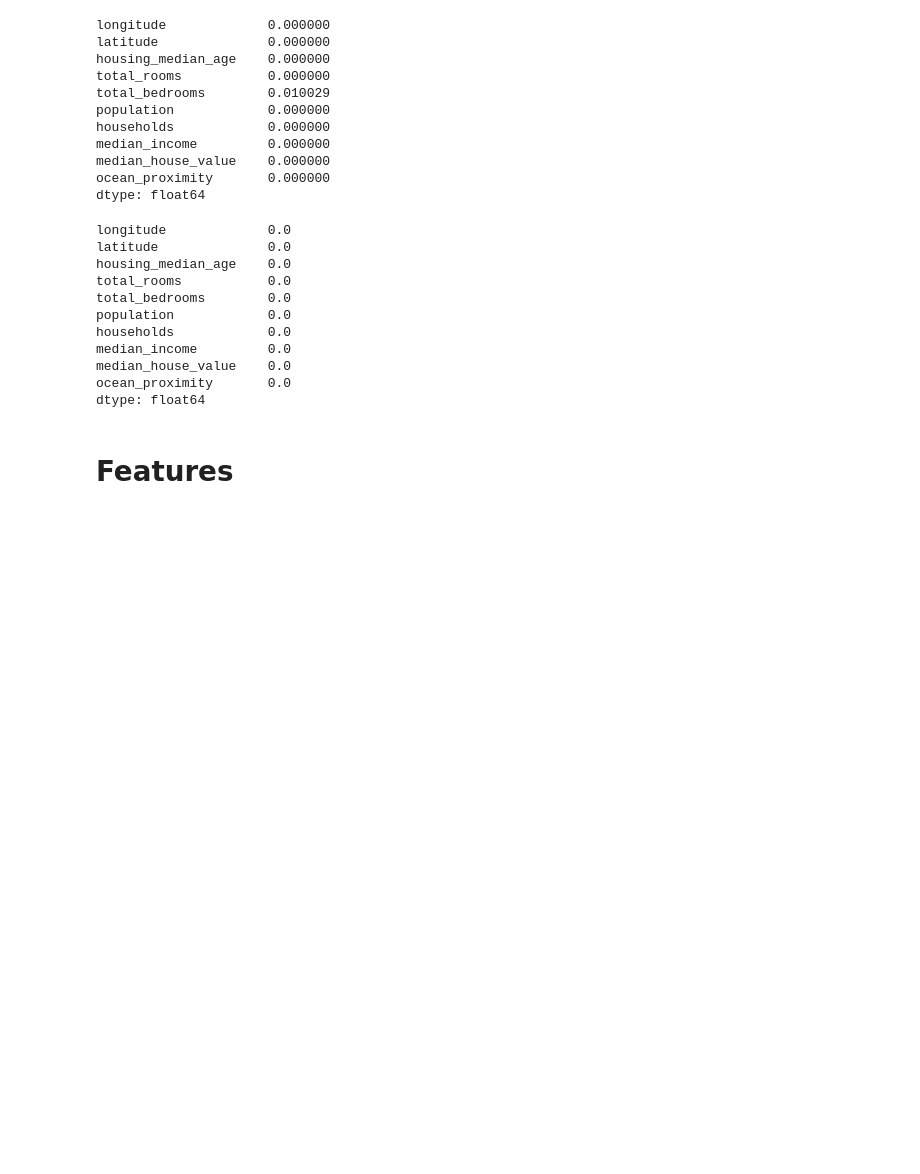
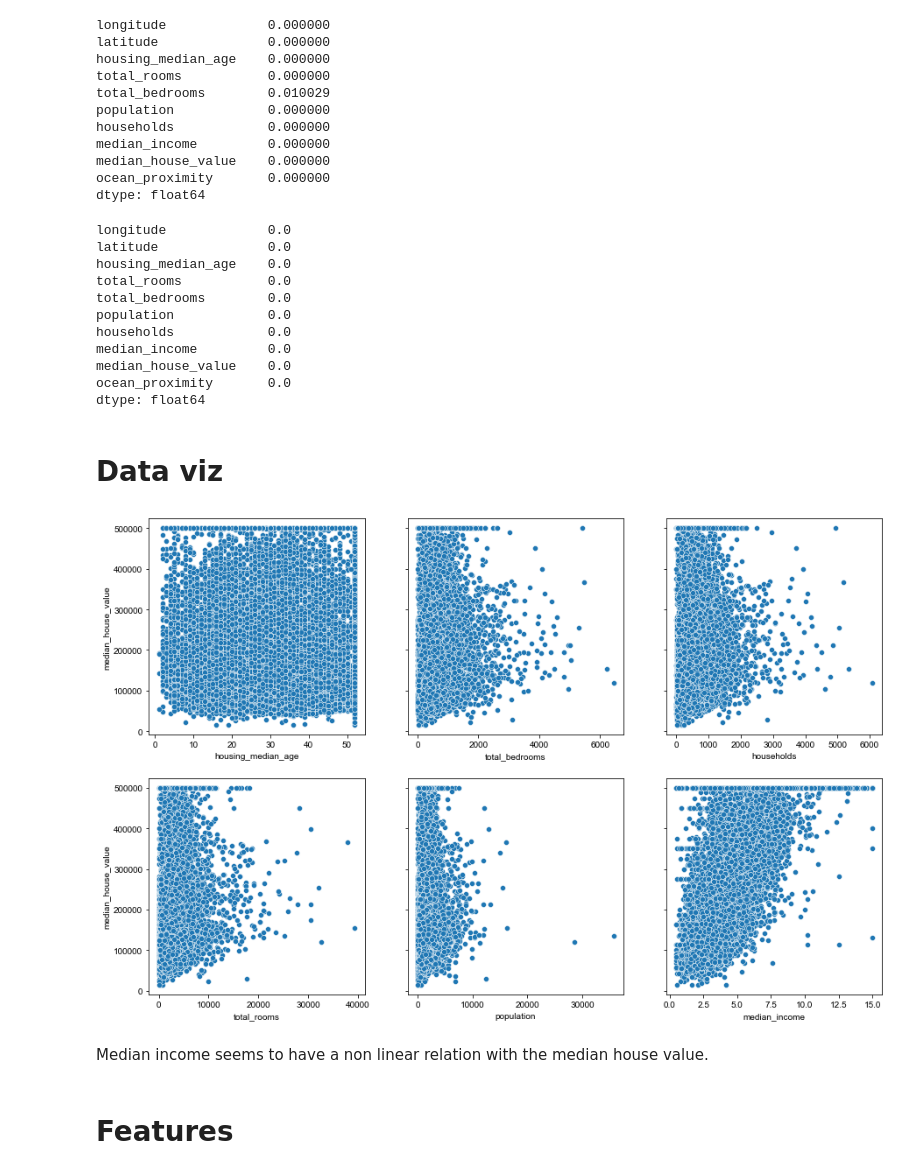
Before and after one commit to kawthar-eltarr/House-Prediction, a Jupyter notebook: Arthur_DL.ipynb, the cells around one changed output. Cells and saved outputs as stored; diff of their text form; code cells hidden in the pictures; blank space fills up the shorter version.

```diff
--- a/Arthur_DL.ipynb
+++ b/Arthur_DL.ipynb
@@ -62,5 +62,26 @@ median_income         0.0
 median_house_value    0.0
 ocean_proximity       0.0
 dtype: float64
+# %% [markdown]
+# Data viz
+# %%
+variables = ['housing_median_age', 'total_rooms', 'total_bedrooms',
+             'population', 'households', 'median_income']
+
+fig, axes = plt.subplots(2, 3, figsize=(15, 10), sharey=True)
+sns.set()
+
+i = 0
+j = 0
+for var in variables:
+    sns.scatterplot(ax = axes[i, j], data = df, x = var, y = 'median_house_value')
+    i += 1
+    if i%2 == 0:
+        j += 1
+        i = 0
+# %% [output]
+[figure, added]
+# %% [markdown]
+Median income seems to have a non linear relation with the median house value.
 # %% [markdown]
 # Features
```
Also changed, not shown: parts of 15 cells of this notebook, 16 other files.
